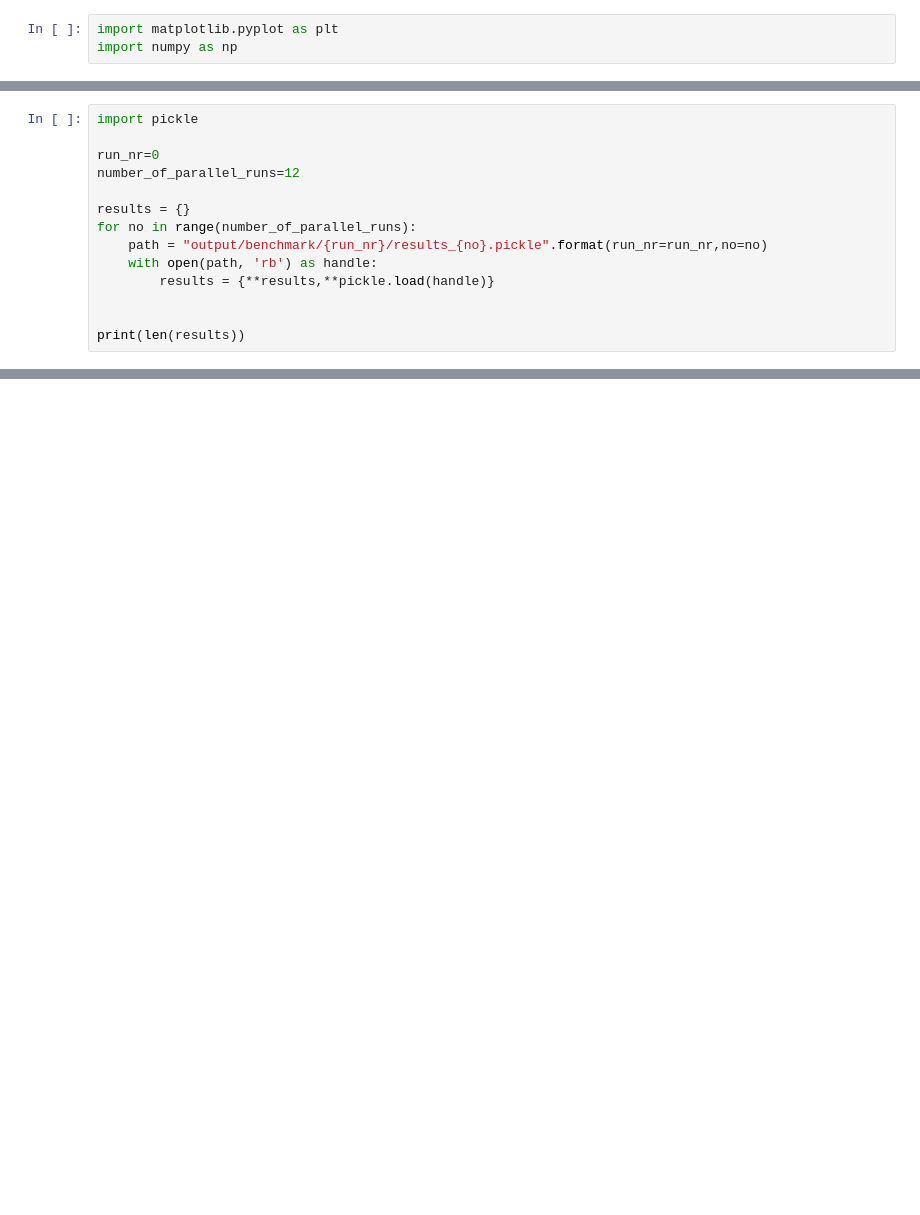
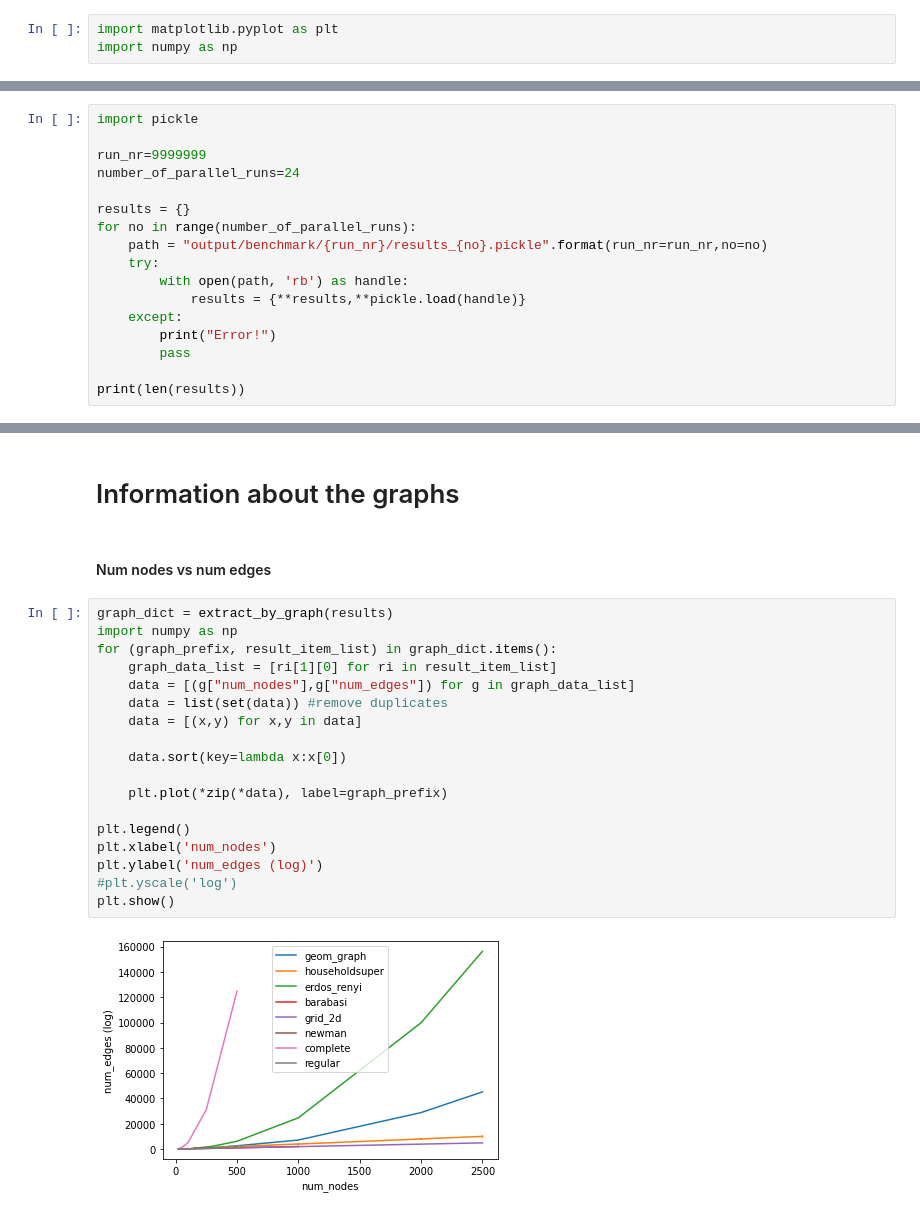
Before and after one commit to deklesen/Simba, a Jupyter notebook: plotting.ipynb, the cells around one changed output, grey strips where cells are left out. Drawn from its saved outputs; the diff is of its cells as text; blank space fills up the shorter version.

```diff
--- a/plotting.ipynb
+++ b/plotting.ipynb
@@ -4,15 +6,18 @@ import numpy as np
 # %%
 import pickle
 
-run_nr=0
-number_of_parallel_runs=12
+run_nr=9999999
+number_of_parallel_runs=24
 
 results = {}
 for no in range(number_of_parallel_runs):
     path = "output/benchmark/{run_nr}/results_{no}.pickle".format(run_nr=run_nr,no=no)
-    with open(path, 'rb') as handle:
-        results = {**results,**pickle.load(handle)}
-
+    try:
+        with open(path, 'rb') as handle:
+            results = {**results,**pickle.load(handle)}
+    except:
+        print("Error!")
+        pass
 
 print(len(results))
 # %% [output]
@@ -38,0 +61,24 @@ print(extract_baseline_to_mean_score(results))
+# %% [markdown]
+# Information about the graphs
+# %% [markdown]
+#### Num nodes vs num edges
+# %%
+graph_dict = extract_by_graph(results)
+import numpy as np
+for (graph_prefix, result_item_list) in graph_dict.items():
+    graph_data_list = [ri[1][0] for ri in result_item_list]
+    data = [(g["num_nodes"],g["num_edges"]) for g in graph_data_list]
+    data = list(set(data)) #remove duplicates
+    data = [(x,y) for x,y in data]
+
+    data.sort(key=lambda x:x[0])
+
+    plt.plot(*zip(*data), label=graph_prefix)
+
+plt.legend()
+plt.xlabel('num_nodes')
+plt.ylabel('num_edges (log)')
+#plt.yscale('log')
+plt.show()
+# %% [output]
+[figure, added]
```
Also changed, not shown: parts of 27 cells of this notebook, 2 other files.
